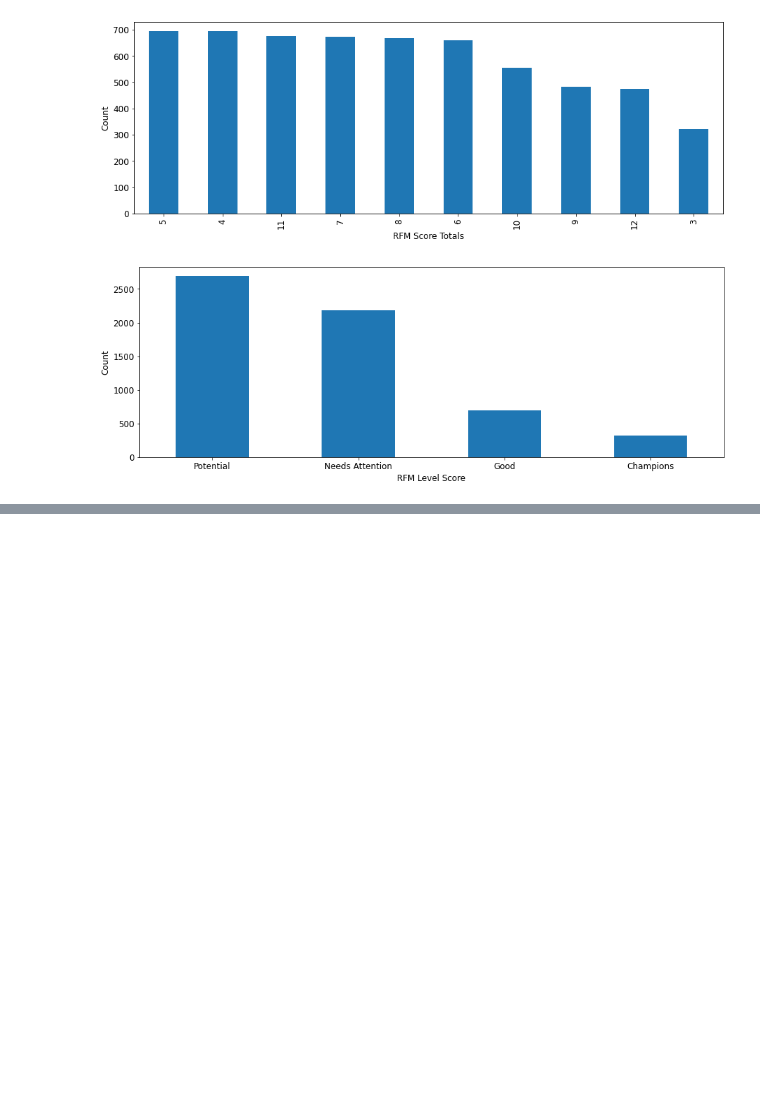
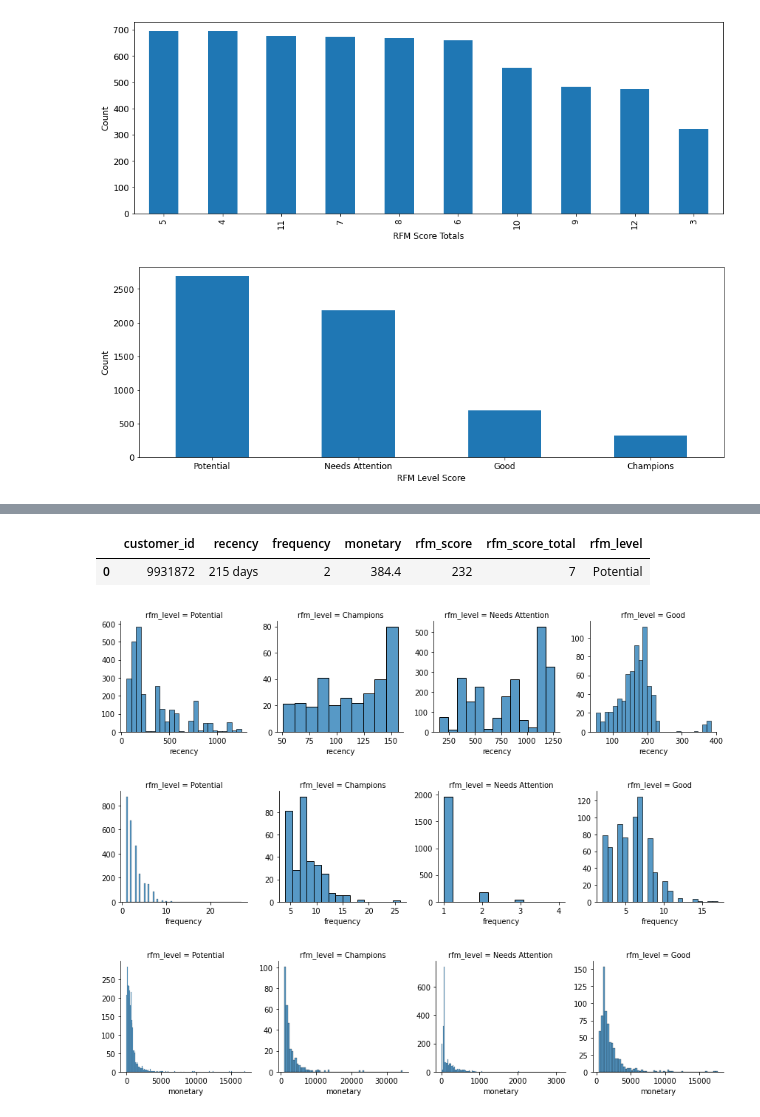
Before and after one commit to danielq1985/rfm_update, a Jupyter notebook: RFM SI.ipynb, the cells around one changed output, grey strips where cells are left out. Saved outputs shown, nothing was run; the diff lists cells and outputs as text; code cells hidden in the pictures; blank space fills up the shorter version.

```diff
--- a/RFM SI.ipynb
+++ b/RFM SI.ipynb
@@ -268,2 +279,22 @@ max           335 days 00:00:00   17.000000  17591.950000
+# %%
+rfmf.head(1)
+# %% [output]
+|  | customer_id | recency | frequency | monetary | rfm_score | rfm_score_total | rfm_level |
+| 0 | 9931872 | 215 days | 2 | 384.4 | 232 | 7 | Potential |
+# %%
+# Create new df for plotting, convert recency column from DateTime to int
+plot_df = rfmf[['recency', 'frequency', 'monetary', 'rfm_level']]
+plot_df['recency'] = plot_df['recency'].astype(str).apply(lambda x: x.split(' ')[0]).astype(int)
+# %%
+# Histogram plots for each
+plot_cats = ['recency', 'frequency', 'monetary']
+
+for plot in plot_cats:
+    hist = sns.FacetGrid(plot_df, col='rfm_level', sharex=False, sharey=False)
+    hist.map(sns.histplot, plot)
+# %% [output]
+[figure, added]
+[figure, added]
+[figure, added]
 # %%
 # As you can see our groups are very different and should be marketed to differently
```
Also changed, not shown: parts of 19 cells of this notebook.
